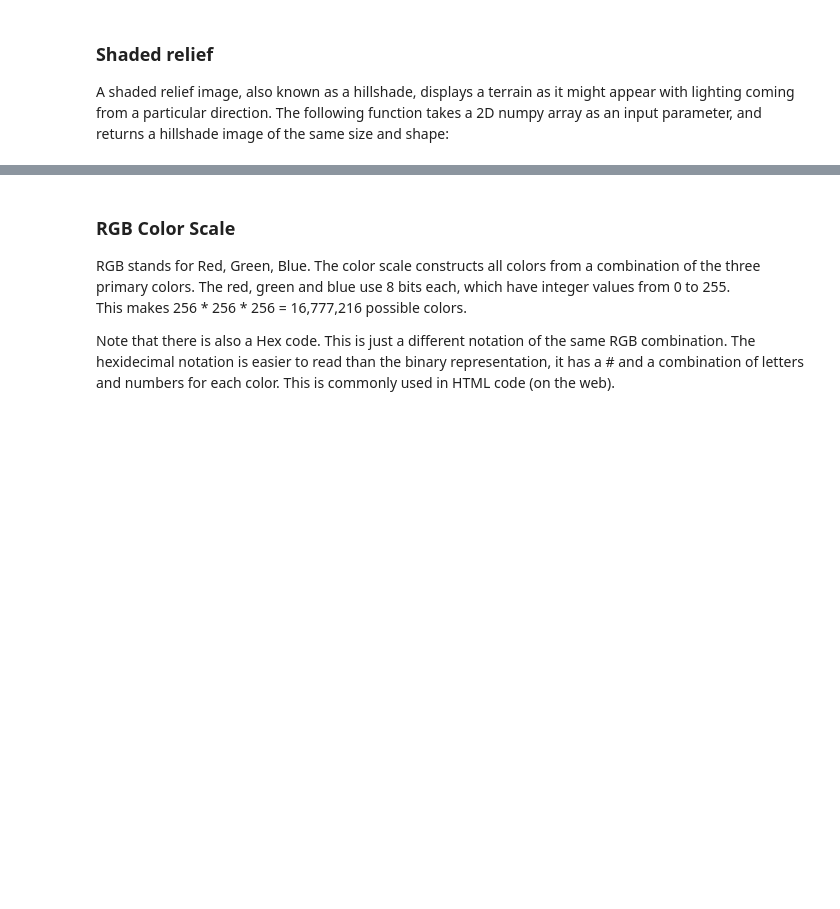
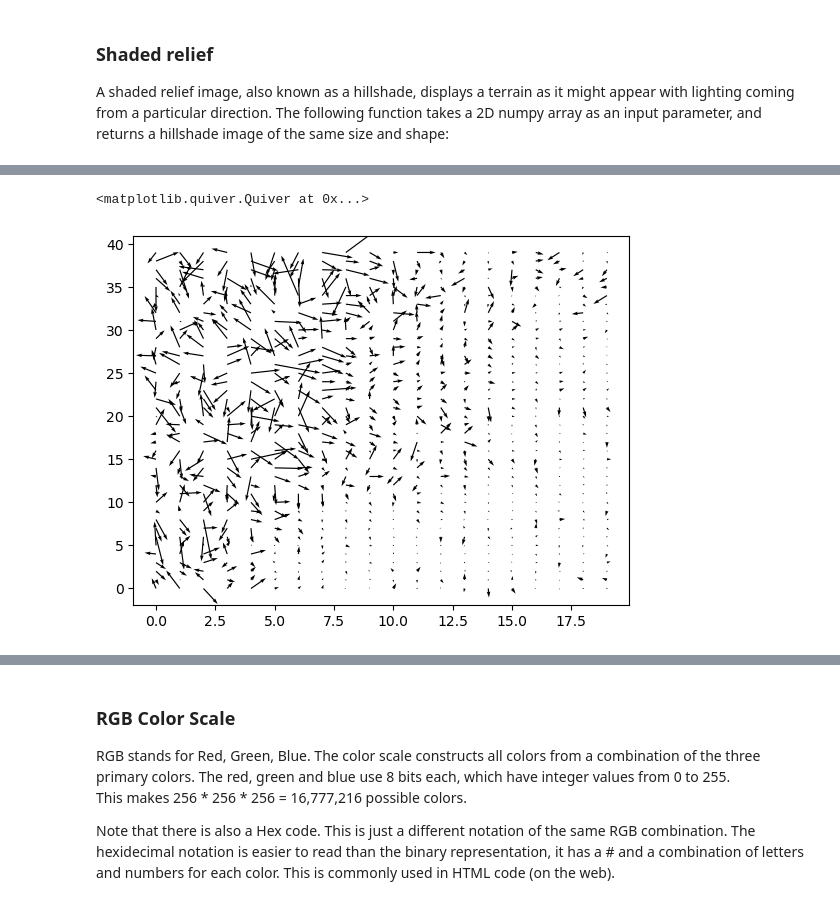
Before and after one commit to IntroPythonEarthsciCUBoulder/intro_py_earthsci_fall_semester2025, a Jupyter notebook: InClassNotebooksAndSlides/15_ImageAnalysis.ipynb, the cells around one changed output, grey strips where cells are left out. Drawn from its saved outputs; the diff is of its cells as text; code cells hidden in the pictures; blank space fills up the shorter version.

```diff
--- a/InClassNotebooksAndSlides/15_ImageAnalysis.ipynb
+++ b/InClassNotebooksAndSlides/15_ImageAnalysis.ipynb
@@ -83,0 +181,8 @@ variables, in the case of the DEM that you worked with earlier: the elements rep
+# %%
+flatirons = topo[1700:2100,2500:2700]
+syf, sxf = np.gradient(flatirons, 31, 28)
+# %%
+plt.quiver(-sxf[::10,::10], -syf[::10,::10])
+# %% [output]
+<matplotlib.quiver.Quiver at 0x...>
+[figure, added]
```
Also changed, not shown: parts of 45 cells of this notebook, 6 other files.
